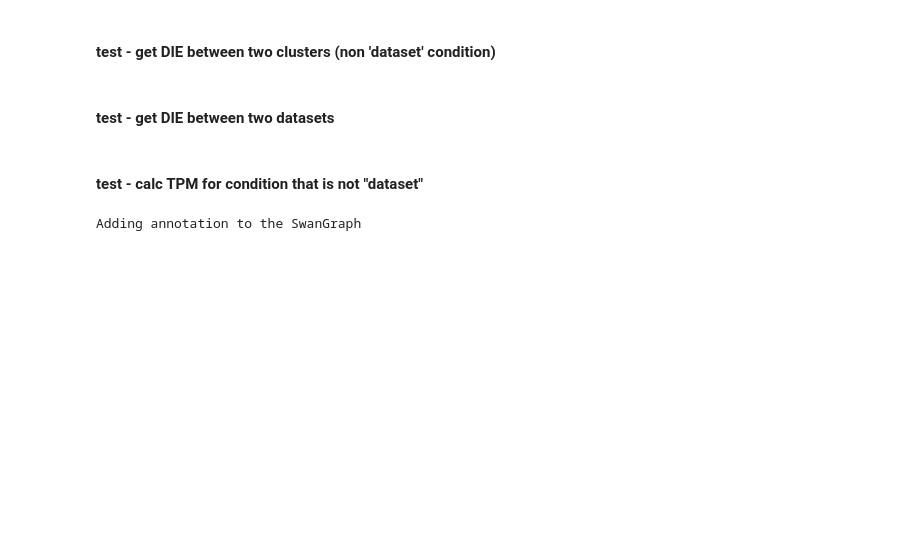
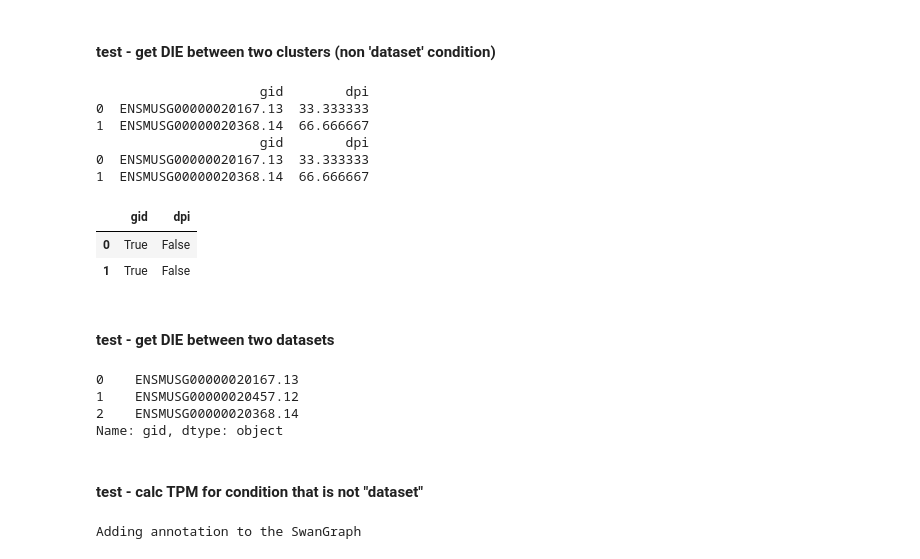
Before and after one commit to mortazavilab/swan_vis, a Jupyter notebook: tutorials/test_dev.ipynb, the cells around one changed output. Saved outputs shown, nothing was run; the diff lists cells and outputs as text; code cells hidden in the pictures; blank space fills up the shorter version.

Commit message:
added more die tests

```diff
--- a/tutorials/test_dev.ipynb
+++ b/tutorials/test_dev.ipynb
@@ -364,3 +378,26 @@ test = sg.get_die_genes(obs_col=obs_col, rc_thresh=1)
+# %%
+obs_col = 'cluster'
+id_col = 'tid'
+
+test = sg.get_die_genes(obs_col=obs_col, rc_thresh=1)
+
+# don't test p vals cause that's tough
+test.drop(['p_val', 'adj_p_val'], axis=1, inplace=True)
+
+ctrl = pd.read_csv('data/chr11_and_Tcf3_cluster_dpi.tsv', sep='\t')
+print(ctrl)
+print(test)
+ctrl == test
+# %% [output]
+                     gid        dpi
+0  ENSMUSG00000020167.13  33.333333
+1  ENSMUSG00000020368.14  66.666667
+                     gid        dpi
+0  ENSMUSG00000020167.13  33.333333
+1  ENSMUSG00000020368.14  66.666667
+|  | gid | dpi |
+| 0 | True | False |
+| 1 | True | False |
 # %% [markdown]
 #### test - get DIE between two datasets
 # %%
@@ -369,6 +406,18 @@ obs_conditions = ['PB65_B017', 'PB65_B018']
 id_col = 'tid'
 
 test = sg.get_die_genes(obs_col=obs_col, obs_conditions=obs_conditions, rc_thresh=1)
+
+# don't test p vals cause that's tough
+test.drop(['p_val', 'adj_p_val'], axis=1, inplace=True)
+
+ctrl = pd.read_csv('data/chr11_and_Tcf3_PB65_B017_B018_dpi.tsv', sep='\t')
+test == ctrl
+print(test.gid)
+# %% [output]
+0    ENSMUSG00000020167.13
+1    ENSMUSG00000020457.12
+2    ENSMUSG00000020368.14
+Name: gid, dtype: object
 # %% [markdown]
 #### test - calc TPM for condition that is not "dataset"
 # %%
```
Also changed, not shown: parts of 3 cells of this notebook, 4 other files.
